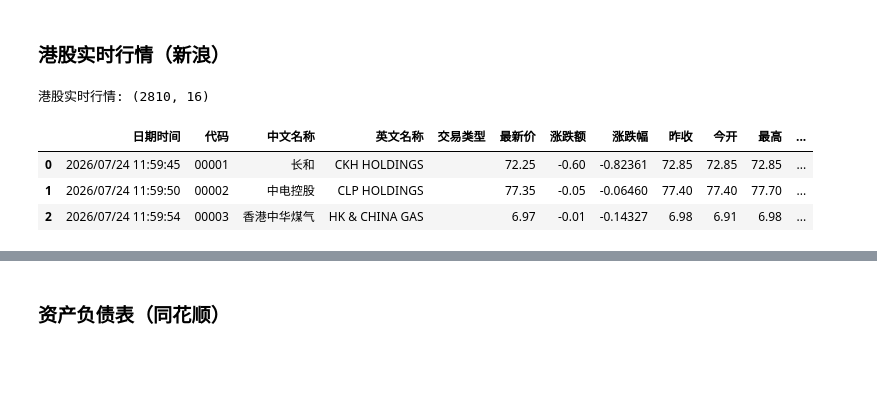
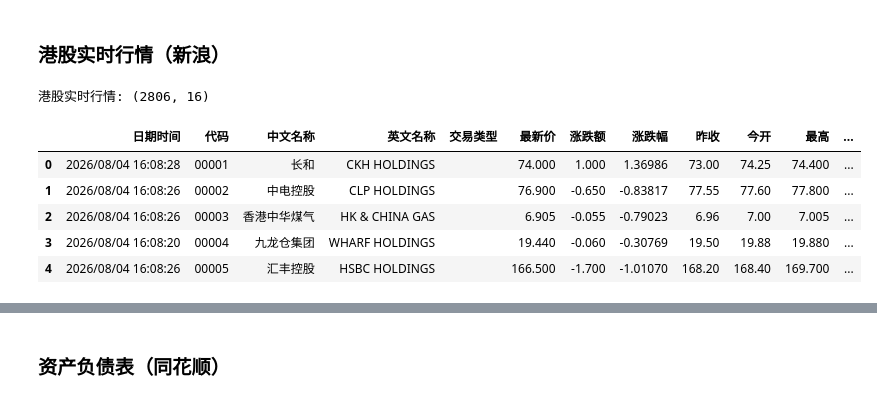
Before and after one commit to bamboosjtu/trading-topic, a Jupyter notebook: labs/00_金融数据获取/akshare_tutorial.ipynb, the cells around one changed output, grey strips where cells are left out. Cells and saved outputs as stored; diff of their text form; code cells hidden in the pictures; blank space fills up the shorter version.

```diff
--- a/labs/00_金融数据获取/akshare_tutorial.ipynb
+++ b/labs/00_金融数据获取/akshare_tutorial.ipynb
@@ -241,14 +342,16 @@ mpf.plot(
 ### 港股实时行情（新浪）
 # %%
 # 2. 港股实时行情（新浪）
-df_hk = ak.stock_hk_spot()
+df = ak.stock_hk_spot()
 
-print('港股实时行情:', df_hk.shape)
+print('港股实时行情:', df.shape)
 
-df_hk.head(3)
+df.head(5)
 # %% [output]
-港股实时行情: (2810, 16)
+港股实时行情: (2806, 16)
 |  | 日期时间 | 代码 | 中文名称 | 英文名称 | 交易类型 | 最新价 | 涨跌额 | 涨跌幅 | 昨收 | 今开 | 最高 | ... |
-| 0 | 2026/07/24 11:59:45 | 00001 | 长和 | CKH HOLDINGS |  | 72.25 | -0.60 | -0.82361 | 72.85 | 72.85 | 72.85 | ... |
-| 1 | 2026/07/24 11:59:50 | 00002 | 中电控股 | CLP HOLDINGS |  | 77.35 | -0.05 | -0.06460 | 77.40 | 77.40 | 77.70 | ... |
-| 2 | 2026/07/24 11:59:54 | 00003 | 香港中华煤气 | HK & CHINA GAS |  | 6.97 | -0.01 | -0.14327 | 6.98 | 6.91 | 6.98 | ... |
+| 0 | 2026/08/04 16:08:28 | 00001 | 长和 | CKH HOLDINGS |  | 74.000 | 1.000 | 1.36986 | 73.00 | 74.25 | 74.400 | ... |
+| 1 | 2026/08/04 16:08:26 | 00002 | 中电控股 | CLP HOLDINGS |  | 76.900 | -0.650 | -0.83817 | 77.55 | 77.60 | 77.800 | ... |
+| 2 | 2026/08/04 16:08:26 | 00003 | 香港中华煤气 | HK & CHINA GAS |  | 6.905 | -0.055 | -0.79023 | 6.96 | 7.00 | 7.005 | ... |
+| 3 | 2026/08/04 16:08:20 | 00004 | 九龙仓集团 | WHARF HOLDINGS |  | 19.440 | -0.060 | -0.30769 | 19.50 | 19.88 | 19.880 | ... |
+| 4 | 2026/08/04 16:08:26 | 00005 | 汇丰控股 | HSBC HOLDINGS |  | 166.500 | -1.700 | -1.01070 | 168.20 | 168.40 | 169.700 | ... |
```
Also changed, not shown: parts of 85 cells of this notebook, 11 other files.
